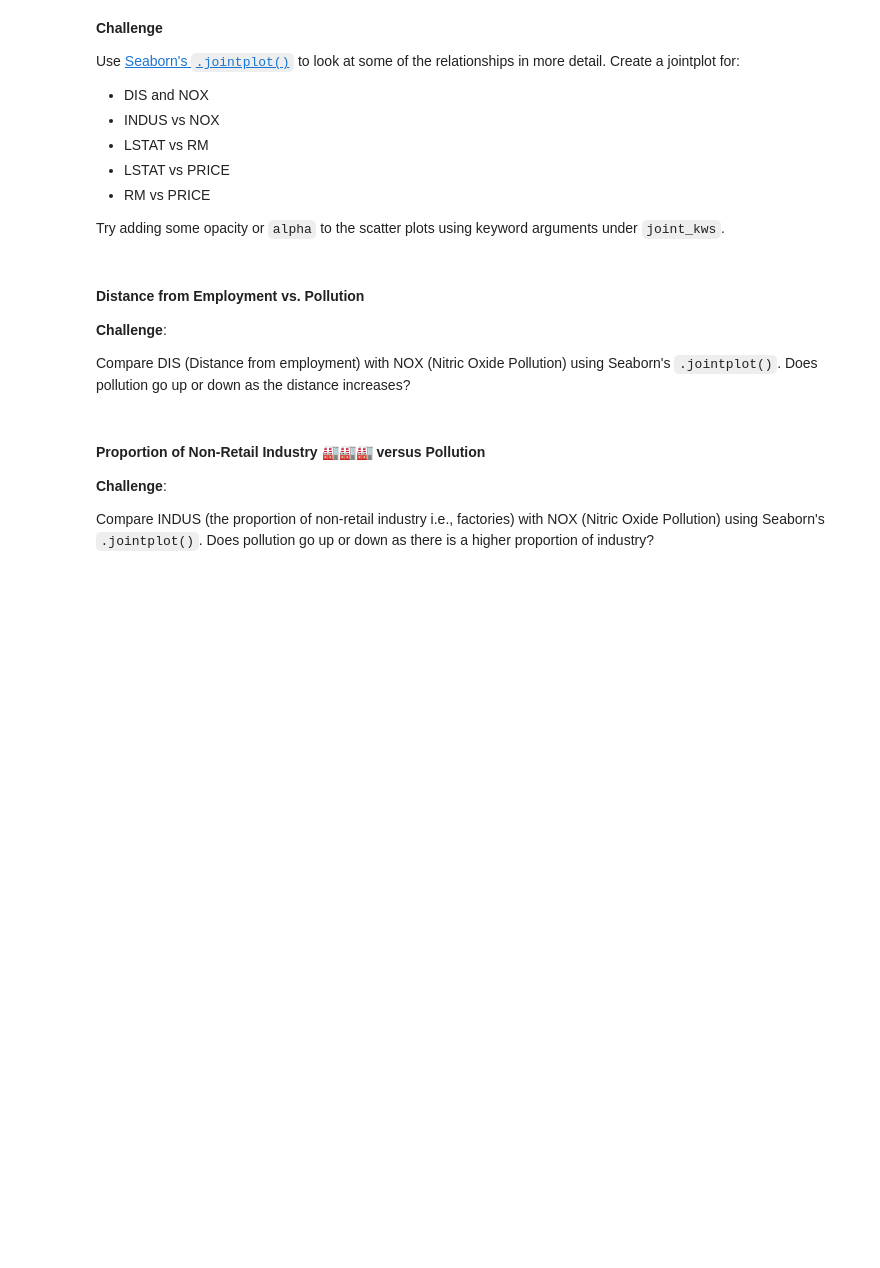
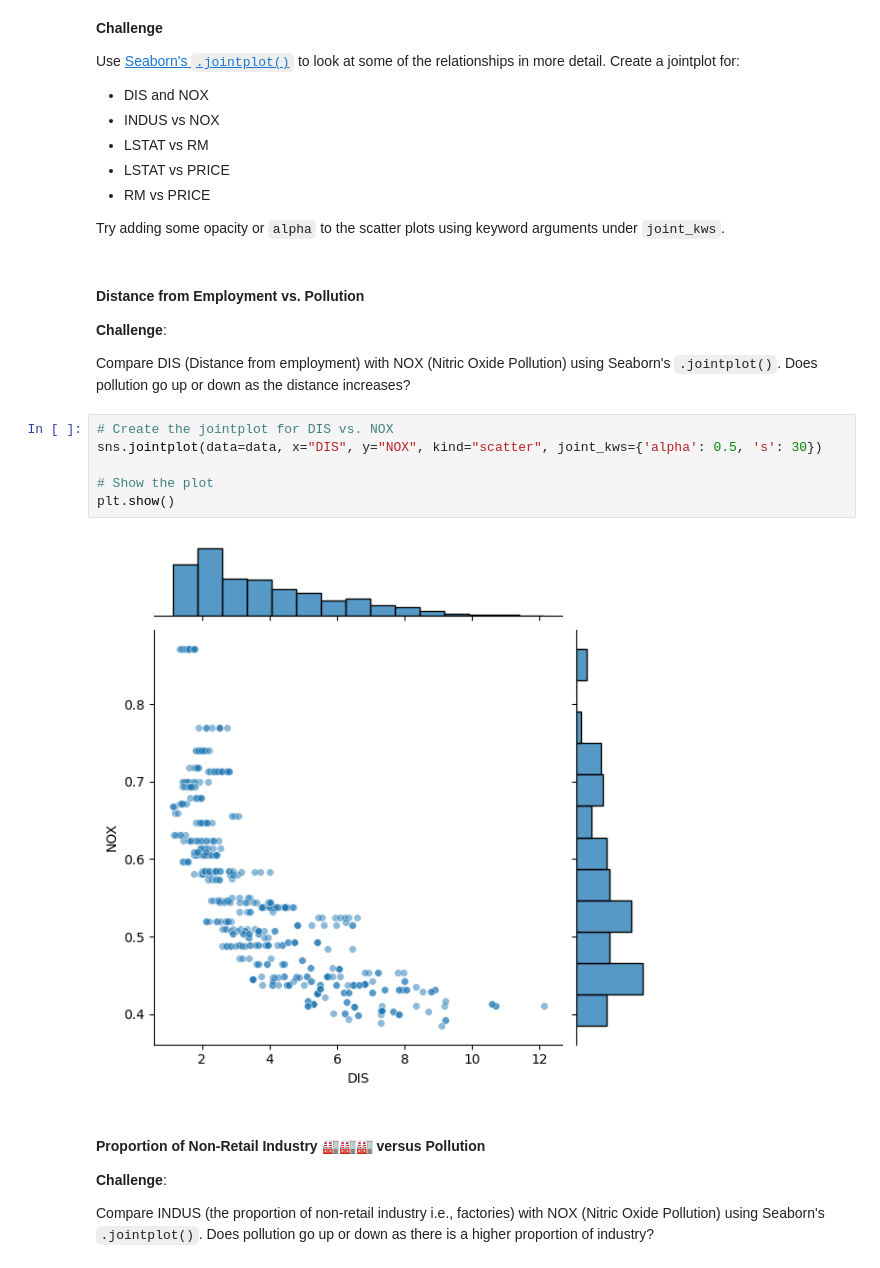
Before and after one commit to BodeMurairi/python_programming_bootcamp, a Jupyter notebook: tasks/day_81/multivariable_Regression_(Start)/Multivariable_Regression_and_Valuation_Model_(start).ipynb, the cells around one changed output. Cells and saved outputs as stored; diff of their text form; blank space fills up the shorter version.

```diff
--- a/tasks/day_81/multivariable_Regression_(Start)/Multivariable_Regression_and_Valuation_Model_(start).ipynb
+++ b/tasks/day_81/multivariable_Regression_(Start)/Multivariable_Regression_and_Valuation_Model_(start).ipynb
@@ -222,6 +247,14 @@ Try adding some opacity or `alpha` to the scatter plots using keyword arguments
 **Challenge**:
 
 Compare DIS (Distance from employment) with NOX (Nitric Oxide Pollution) using Seaborn's `.jointplot()`. Does pollution go up or down as the distance increases?
+# %%
+# Create the jointplot for DIS vs. NOX
+sns.jointplot(data=data, x="DIS", y="NOX", kind="scatter", joint_kws={'alpha': 0.5, 's': 30})
+
+# Show the plot
+plt.show()
+# %% [output]
+[figure, added]
 # %% [markdown]
 #### Proportion of Non-Retail Industry 🏭🏭🏭 versus Pollution
 
```
Also changed, not shown: parts of 35 cells of this notebook, 3 other files.
